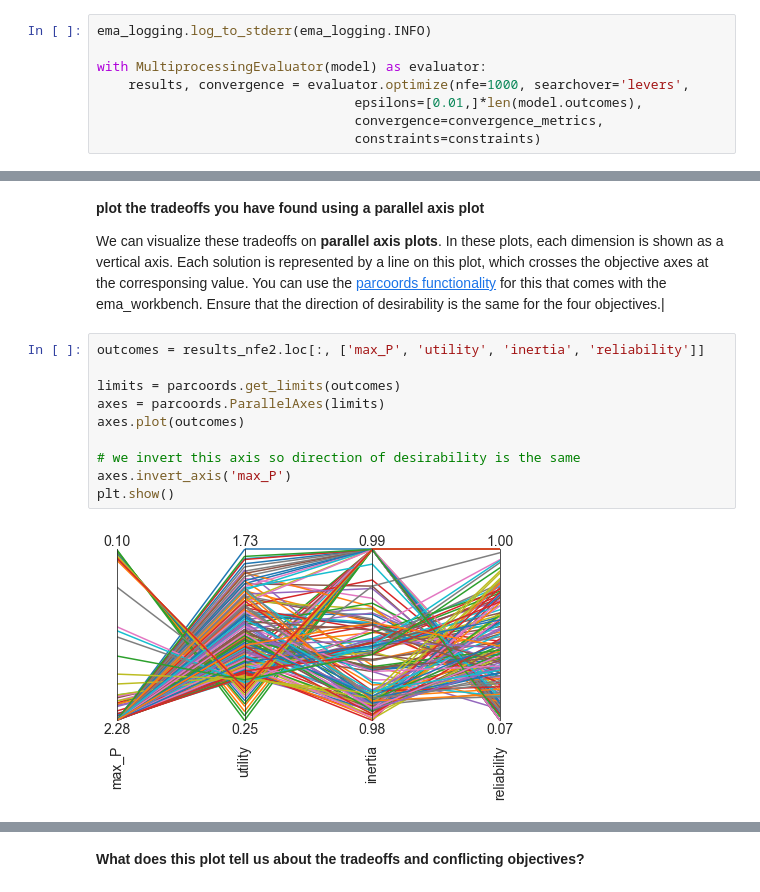
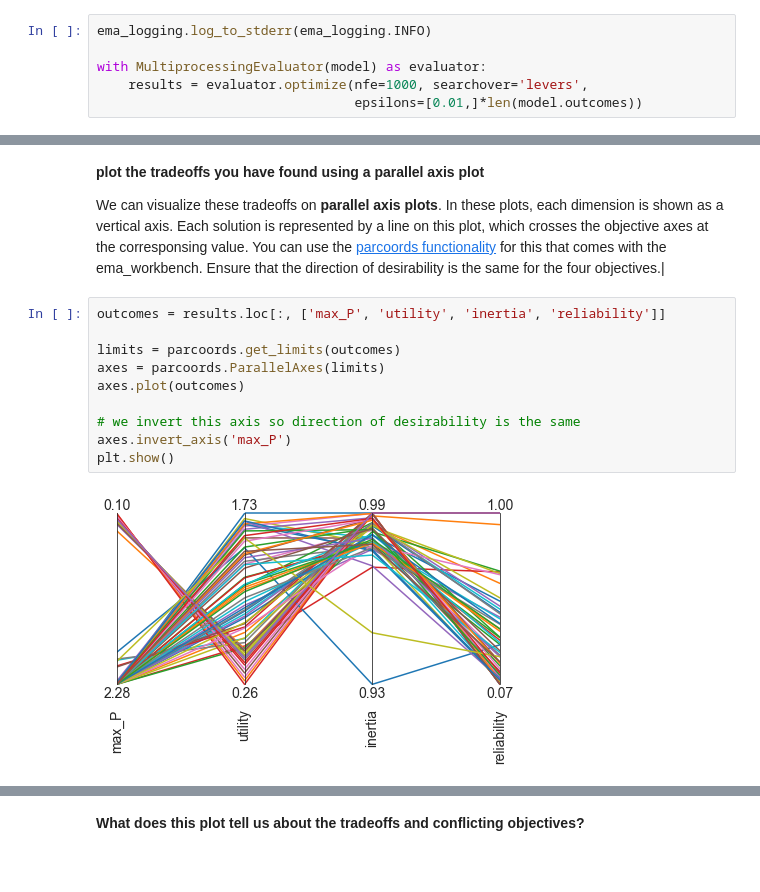
Before and after one commit to tamarvooijs/MBDM, a Jupyter notebook: Week 5-6 - robustness and direct search/assignment 8 - MORDM.ipynb, the cells around one changed output, grey strips where cells are left out. Saved outputs shown, nothing was run; the diff lists cells and outputs as text.

```diff
--- a/Week 5-6 - robustness and direct search/assignment 8 - MORDM.ipynb
+++ b/Week 5-6 - robustness and direct search/assignment 8 - MORDM.ipynb
@@ -118,8 +118,6 @@ Take the model interface developed in the previous step and use the optimization
 ema_logging.log_to_stderr(ema_logging.INFO)
 
 with MultiprocessingEvaluator(model) as evaluator:
-    results, convergence = evaluator.optimize(nfe=1000, searchover='levers',
-                                 epsilons=[0.01,]*len(model.outcomes),
-                                 convergence=convergence_metrics,
-                                 constraints=constraints)
+    results = evaluator.optimize(nfe=1000, searchover='levers',
+                                 epsilons=[0.01,]*len(model.outcomes))
 # %% [output]
@@ -209,14 +210,14 @@ You see in the second plot that after around 4500 function evaluations the hyper
 
 We can visualize these tradeoffs on **parallel axis plots**. In these plots, each dimension is shown as a vertical axis. Each solution is represented by a line on this plot, which crosses the objective axes at the corresponsing value. You can use the [parcoords functionality](https://emaworkbench.readthedocs.io/en/latest/ema_documentation/analysis/parcoords.html) for this that comes with the ema_workbench. Ensure that the direction of desirability is the same for the four objectives.|
 # %%
-outcomes = results_nfe2.loc[:, ['max_P', 'utility', 'inertia', 'reliability']]
+outcomes = results.loc[:, ['max_P', 'utility', 'inertia', 'reliability']]
 
 limits = parcoords.get_limits(outcomes)
 axes = parcoords.ParallelAxes(limits)
 axes.plot(outcomes)
 
 # we invert this axis so direction of desirability is the same
 axes.invert_axis('max_P')
 plt.show()
 # %% [output]
-[figure, old version]
+[figure, new version]
```
Also changed, not shown: parts of 66 cells of this notebook.
